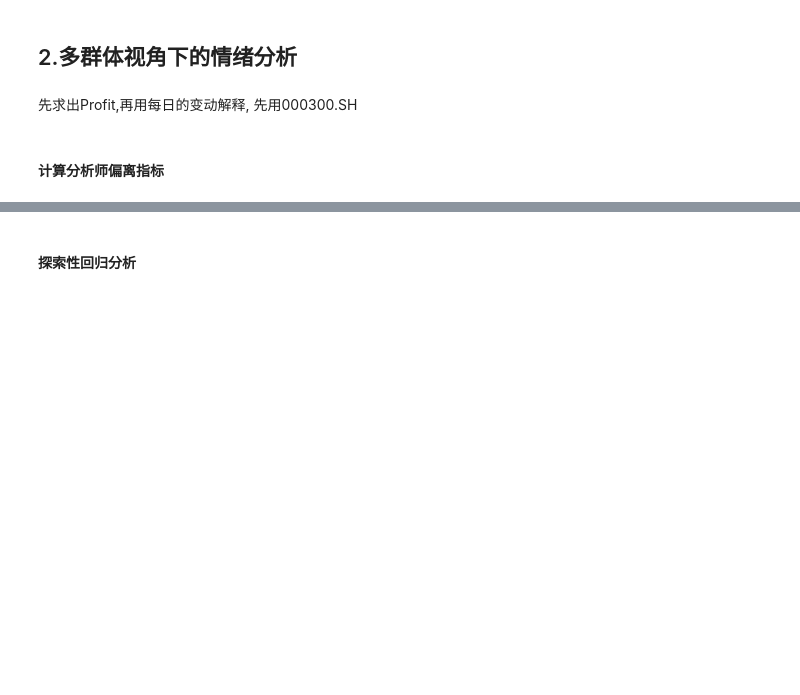
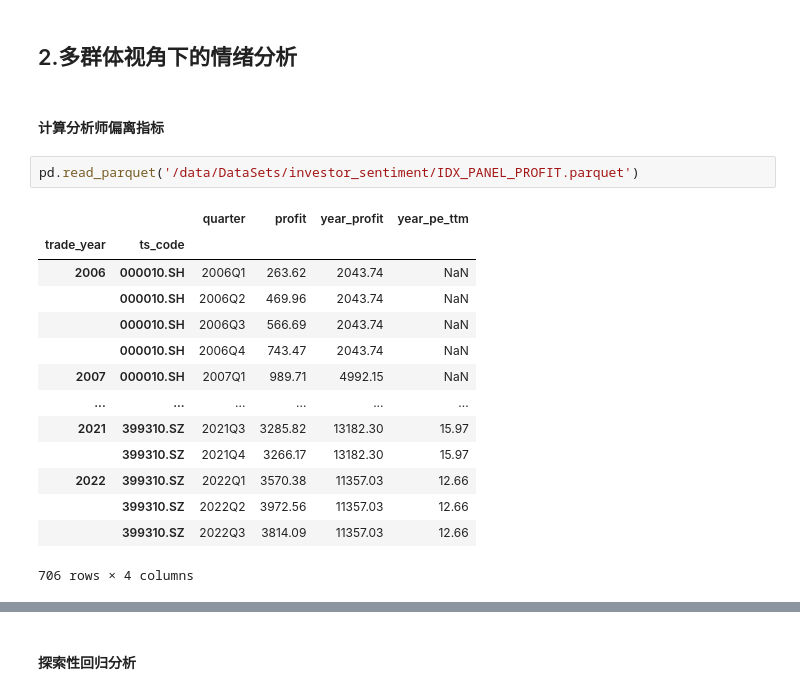
Before and after one commit to Colin-Bao/Investor-Sentiment, a Jupyter notebook: analyzer/analyzer.ipynb, the cells around one changed output, grey strips where cells are left out. Cells and saved outputs as stored; diff of their text form; blank space fills up the shorter version.

```diff
--- a/analyzer/analyzer.ipynb
+++ b/analyzer/analyzer.ipynb
@@ -141,8 +141,22 @@ data_loader.get_time_series()
 2204 rows × 3 columns
 # %% [markdown]
 ## 2.多群体视角下的情绪分析
-# %% [markdown]
-先求出Profit,再用每日的变动解释,
-先用000300.SH
 # %% [markdown]
 #### 计算分析师偏离指标
+# %%
+pd.read_parquet('/data/DataSets/investor_sentiment/IDX_PANEL_PROFIT.parquet')
+# %% [output]
+|  |  | quarter | profit | year_profit | year_pe_ttm |
+| trade_year | ts_code |  |  |  |  |
+| 2006 | 000010.SH | 2006Q1 | 263.62 | 2043.74 | NaN |
+|  | 000010.SH | 2006Q2 | 469.96 | 2043.74 | NaN |
+|  | 000010.SH | 2006Q3 | 566.69 | 2043.74 | NaN |
+|  | 000010.SH | 2006Q4 | 743.47 | 2043.74 | NaN |
+| 2007 | 000010.SH | 2007Q1 | 989.71 | 4992.15 | NaN |
+| ... | ... | ... | ... | ... | ... |
+| 2021 | 399310.SZ | 2021Q3 | 3285.82 | 13182.30 | 15.97 |
+|  | 399310.SZ | 2021Q4 | 3266.17 | 13182.30 | 15.97 |
+| 2022 | 399310.SZ | 2022Q1 | 3570.38 | 11357.03 | 12.66 |
+|  | 399310.SZ | 2022Q2 | 3972.56 | 11357.03 | 12.66 |
+|  | 399310.SZ | 2022Q3 | 3814.09 | 11357.03 | 12.66 |
+706 rows × 4 columns
```
Also changed, not shown: parts of 8 cells of this notebook.
